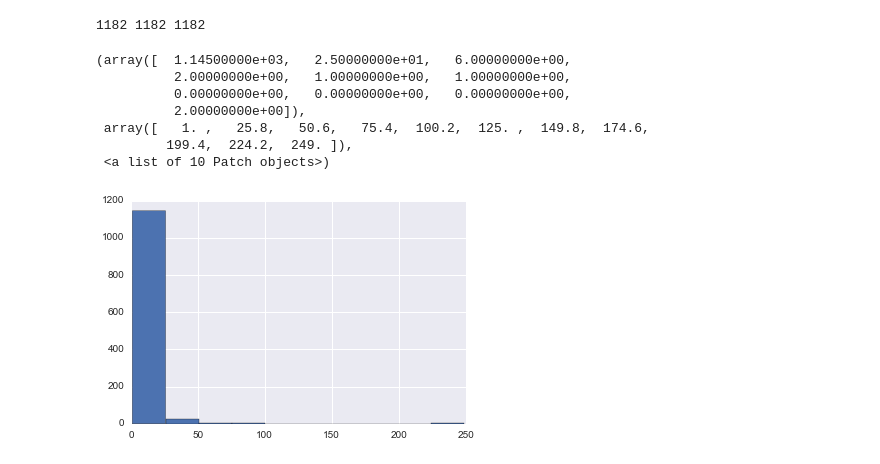
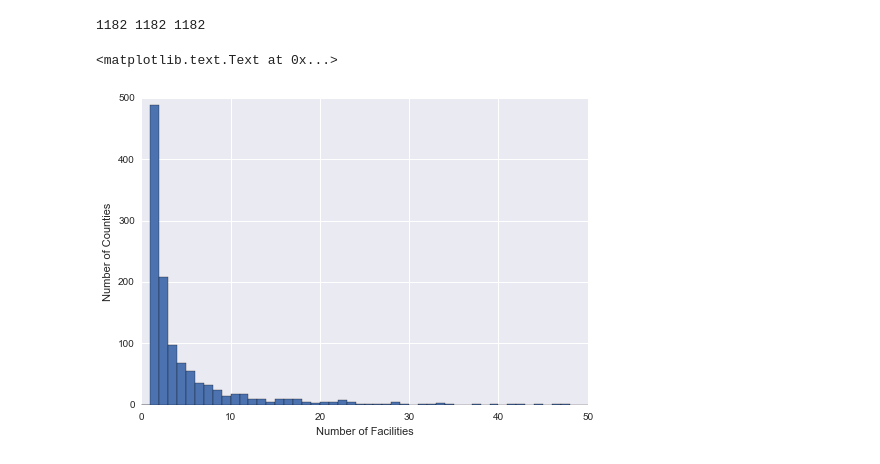
Before and after one commit to gkafka/Rehab4Rehab, a Jupyter notebook: GetDataRehabCenters.ipynb, the cells around one changed output. Drawn from its saved outputs; the diff is of its cells as text; code cells hidden in the pictures.

Commit message:
Load dict from file, plot histogram of number of facilities

```diff
--- a/GetDataRehabCenters.ipynb
+++ b/GetDataRehabCenters.ipynb
@@ -181,15 +181,14 @@ print len(rehab_dict['state']), len(rehab_dict['county']), len(rehab_dict['n_fac
 outfile = open("DataRehabCenters.json", "w");
 json.dump(rehab_dict, outfile);
 outfile.close();
-# %%
-df = pd.DataFrame(rehab_dict)
-plt.hist(df['n_facilities'])
-# %% [output]
-(array([  1.14500000e+03,   2.50000000e+01,   6.00000000e+00,
-          2.00000000e+00,   1.00000000e+00,   1.00000000e+00,
-          0.00000000e+00,   0.00000000e+00,   0.00000000e+00,
-          2.00000000e+00]),
- array([   1. ,   25.8,   50.6,   75.4,  100.2,  125. ,  149.8,  174.6,
-         199.4,  224.2,  249. ]),
- <a list of 10 Patch objects>)
-[figure, removed]
+# %%
+with open('DataRehabCenters.json', 'r') as f:
+    rehab_dict = json.load(f);
+# %%
+df = pd.DataFrame(rehab_dict)
+fig = plt.hist(df['n_facilities'], bins=np.arange(0, 51, 1)) #max(df['n_facilities'])
+plt.xlabel('Number of Facilities');
+plt.ylabel('Number of Counties')
+# %% [output]
+<matplotlib.text.Text at 0x...>
+[figure, added]
```
